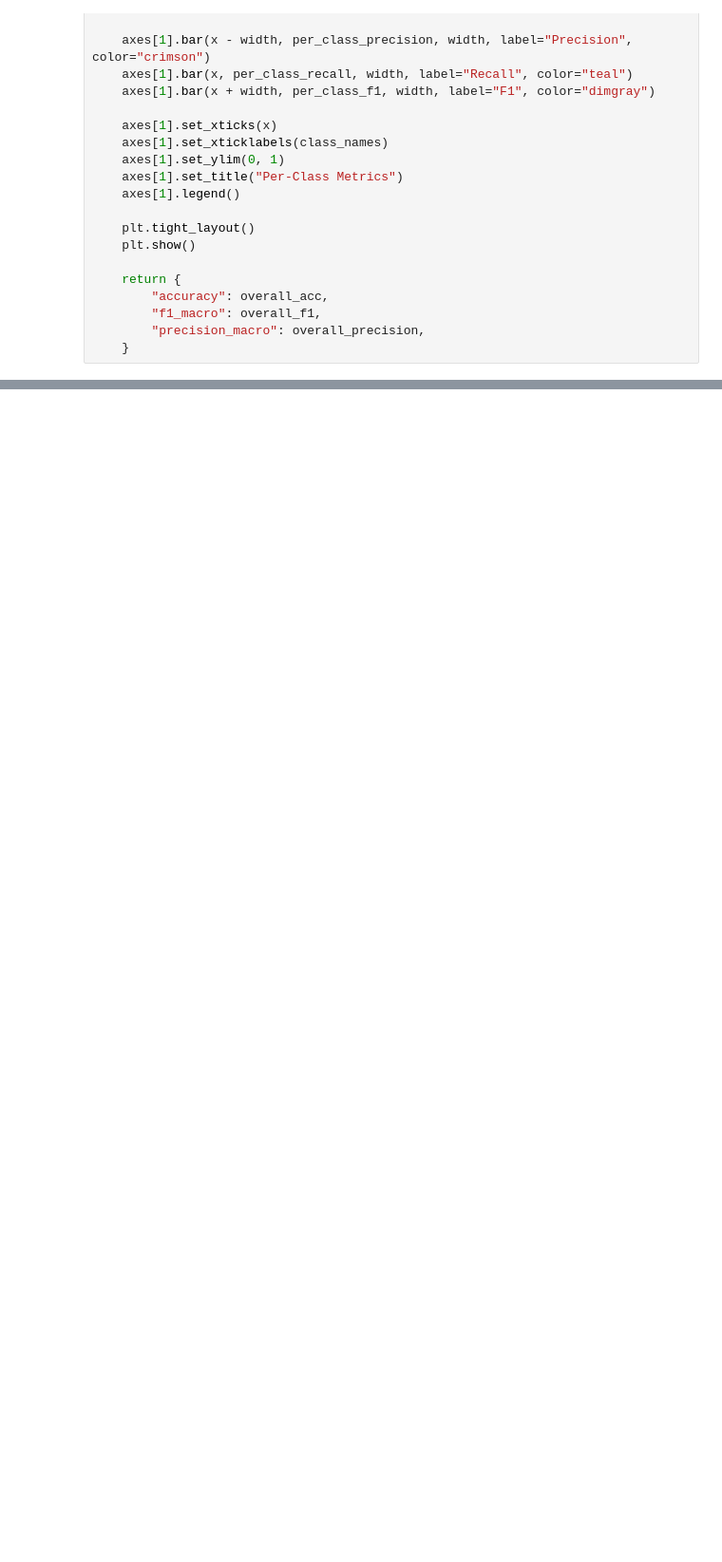
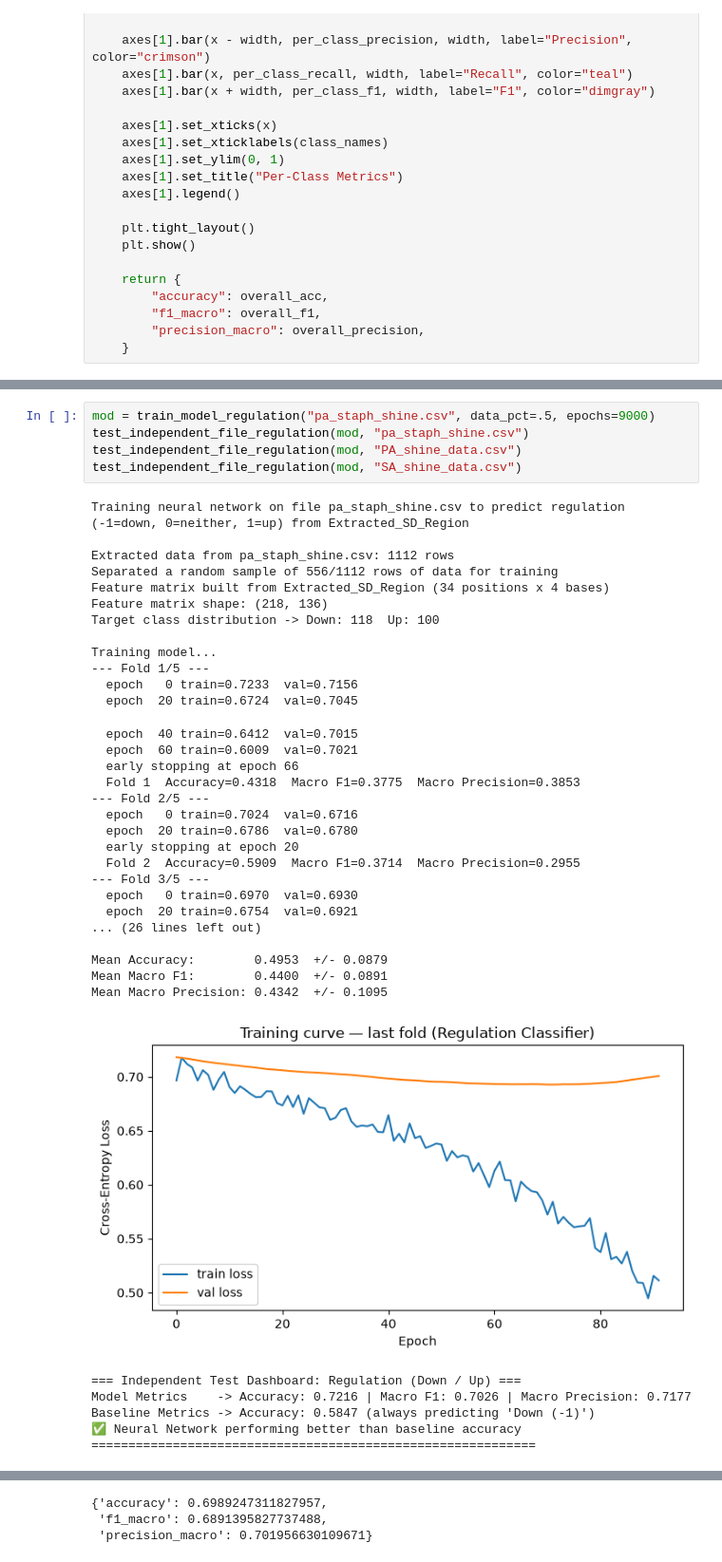
Before and after one commit to rcs227/cse190_ncbi_research, a Jupyter notebook: PA_shine_dalgarno/neural.ipynb, the cells around one changed output, grey strips where cells are left out. Shown at 95% size. Saved outputs shown, nothing was run; the diff lists cells and outputs as text; blank space fills up the shorter version.

```diff
--- a/PA_shine_dalgarno/neural.ipynb
+++ b/PA_shine_dalgarno/neural.ipynb
@@ -1485,0 +701,41 @@ Baseline Metrics -> Accuracy: 0.7600 (always predicting 'Down (-1)')
+# %%
+mod = train_model_regulation("pa_staph_shine.csv", data_pct=.5, epochs=9000)
+test_independent_file_regulation(mod, "pa_staph_shine.csv")
+test_independent_file_regulation(mod, "PA_shine_data.csv")
+test_independent_file_regulation(mod, "SA_shine_data.csv")
+# %% [output]
+Training neural network on file pa_staph_shine.csv to predict regulation (-1=down, 0=neither, 1=up) from Extracted_SD_Region
+
+Extracted data from pa_staph_shine.csv: 1112 rows
+Separated a random sample of 556/1112 rows of data for training
+Feature matrix built from Extracted_SD_Region (34 positions x 4 bases)
+Feature matrix shape: (218, 136)
+Target class distribution -> Down: 118  Up: 100
+
+Training model...
+--- Fold 1/5 ---
+  epoch   0 train=0.7233  val=0.7156
+  epoch  20 train=0.6724  val=0.7045
+  epoch  40 train=0.6412  val=0.7015
+  epoch  60 train=0.6009  val=0.7021
+  early stopping at epoch 66
+  Fold 1  Accuracy=0.4318  Macro F1=0.3775  Macro Precision=0.3853
+--- Fold 2/5 ---
+  epoch   0 train=0.7024  val=0.6716
+  epoch  20 train=0.6786  val=0.6780
+  early stopping at epoch 20
+  Fold 2  Accuracy=0.5909  Macro F1=0.3714  Macro Precision=0.2955
+--- Fold 3/5 ---
+  epoch   0 train=0.6970  val=0.6930
+  epoch  20 train=0.6754  val=0.6921
+... (26 lines left out)
+
+Mean Accuracy:        0.4953  +/- 0.0879
+Mean Macro F1:        0.4400  +/- 0.0891
+Mean Macro Precision: 0.4342  +/- 0.1095
+[figure, added]
+=== Independent Test Dashboard: Regulation (Down / Up) ===
+Model Metrics    -> Accuracy: 0.7216 | Macro F1: 0.7026 | Macro Precision: 0.7177
+Baseline Metrics -> Accuracy: 0.5847 (always predicting 'Down (-1)')
+✅ Neural Network performing better than baseline accuracy
+============================================================
@@ -1485,0 +755,3 @@ Baseline Metrics -> Accuracy: 0.7600 (always predicting 'Down (-1)')
+{'accuracy': 0.6989247311827957,
+ 'f1_macro': 0.6891395827737488,
+ 'precision_macro': 0.701956630109671}
```
Also changed, not shown: parts of 21 cells of this notebook.
